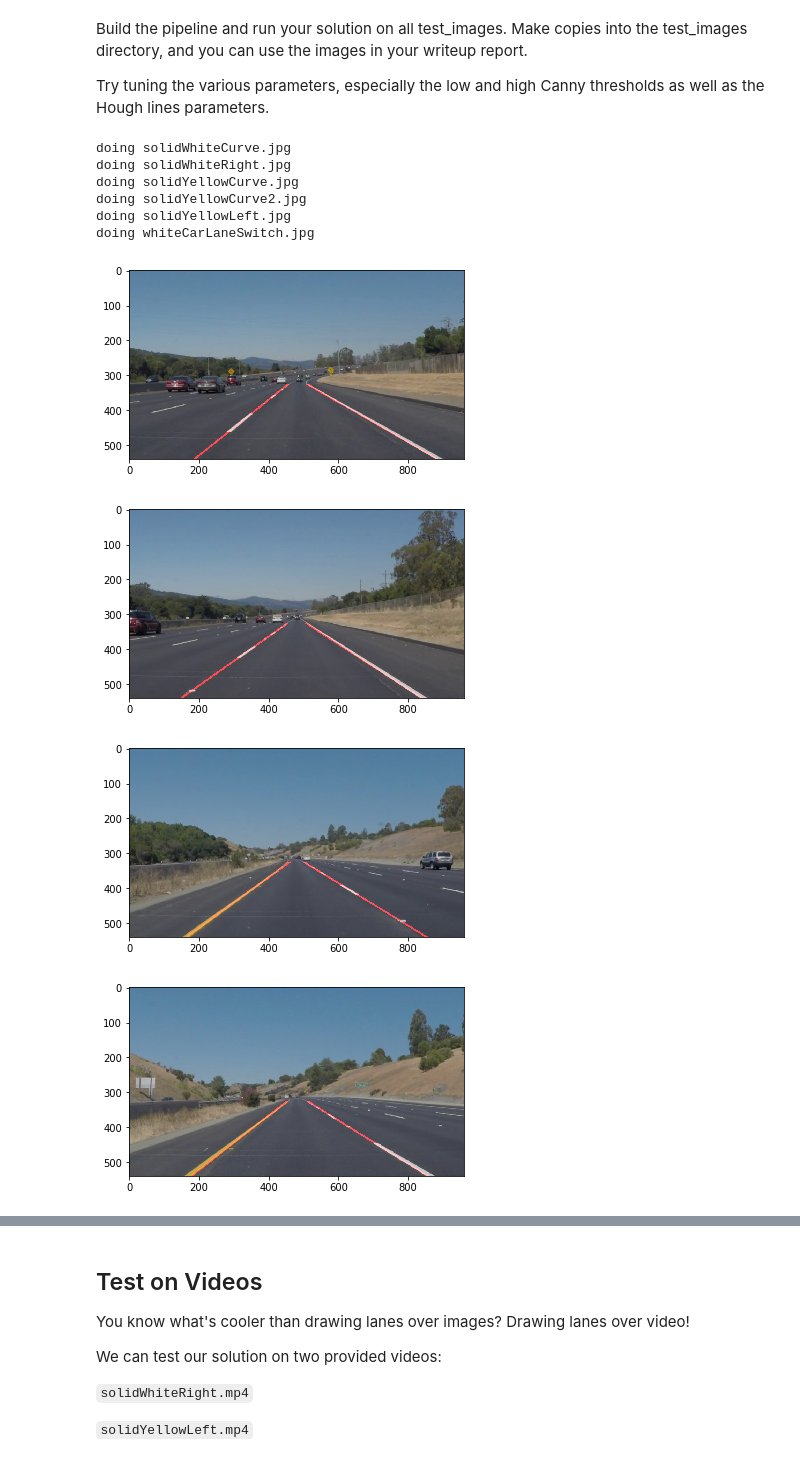
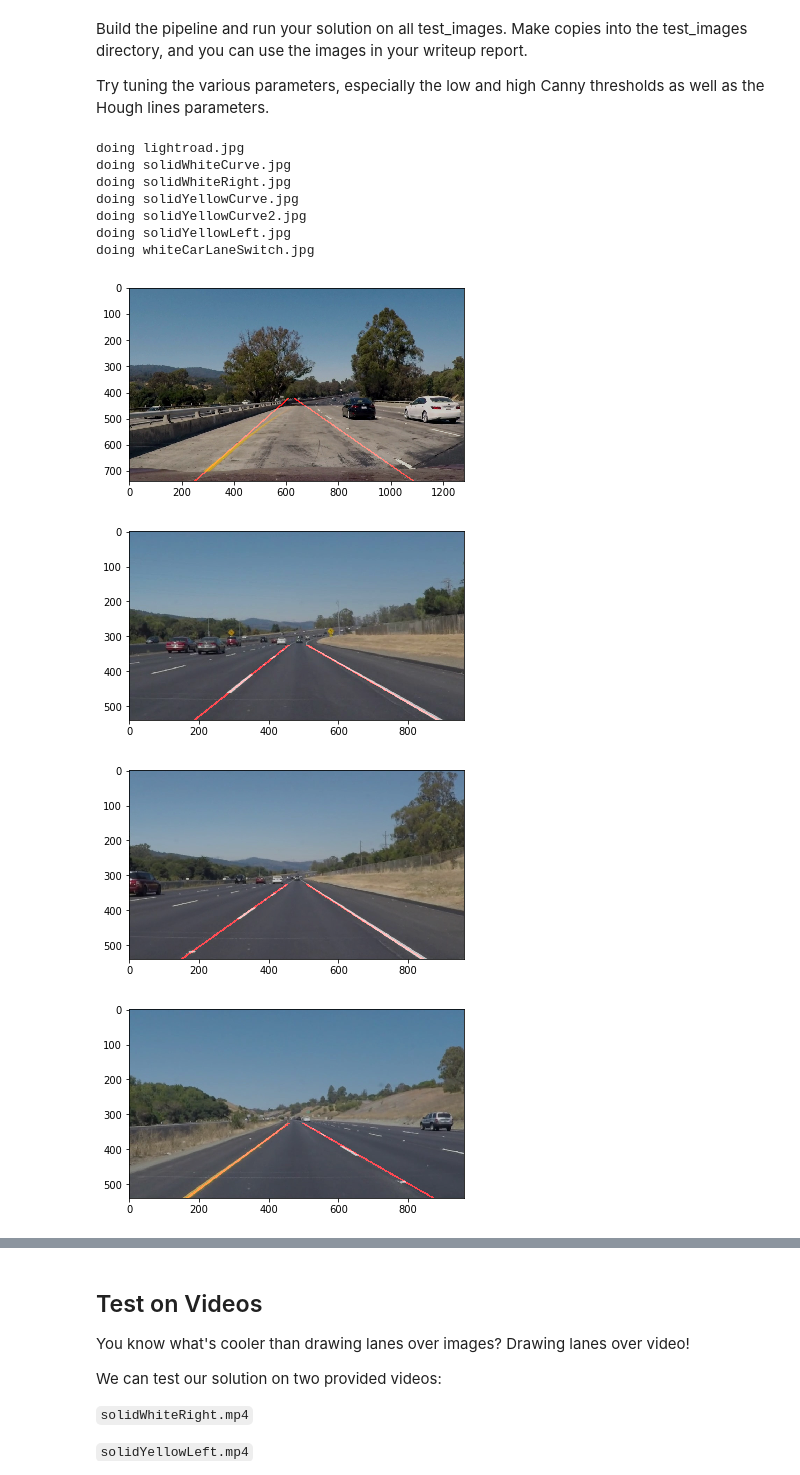
Before and after one commit to spillow/CarND-LaneLines-P1, a Jupyter notebook: P1.ipynb, the cells around one changed output, grey strips where cells are left out. Saved outputs shown, nothing was run; the diff lists cells and outputs as text; code cells hidden in the pictures.

```diff
--- a/P1.ipynb
+++ b/P1.ipynb
@@ -198,9 +198,9 @@ def find_lanes(img, smoother=None, vertices=None):
     canny_high = canny_low * 3
     rho = 2
     theta = np.pi/180
-    threshold = 15
-    min_line_len = 30
-    max_line_gap = 20
+    threshold = 25
+    min_line_len = 40
+    max_line_gap = 30
 
     height_distance = 55
     center_offset   = 40
@@ -367,34 +367,35 @@ def smoother(img_height, lines):
 
     l1 = make_line(img_height, c1)
     l2 = make_line(img_height, c2)
 
     return (np.array([[l1],[l2]]), filtered_lines)
 
 def slope(line):
     for x1,y1,x2,y2 in line:
         if x1 - x2 == 0:
             return 1 # arbitrary value, will be discarded above.
         else:
             return float(y1 - y2) / float(x1 - x2)
 
 def lane_finding(img_file):
     img = mpimg.imread(img_file)
     lane_img = find_lanes(img, smoother=smoother)
     return lane_img
 
 for img_file in test_images:
     print("doing", img_file)
     plt.figure()
     proc_img = lane_finding('test_images/' + img_file)
     plt.imshow(proc_img, cmap='Greys_r')
 # %% [output]
+doing lightroad.jpg
 doing solidWhiteCurve.jpg
 doing solidWhiteRight.jpg
 doing solidYellowCurve.jpg
 doing solidYellowCurve2.jpg
 doing solidYellowLeft.jpg
 doing whiteCarLaneSwitch.jpg
-[figure, old version]
+[figure, new version]
-[figure, old version]
+[figure, new version]
-[figure, old version]
+[figure, new version]
-[figure, old version]
+[figure, new version]
```
Also changed, not shown: parts of 4 cells of this notebook, 5 other files.
